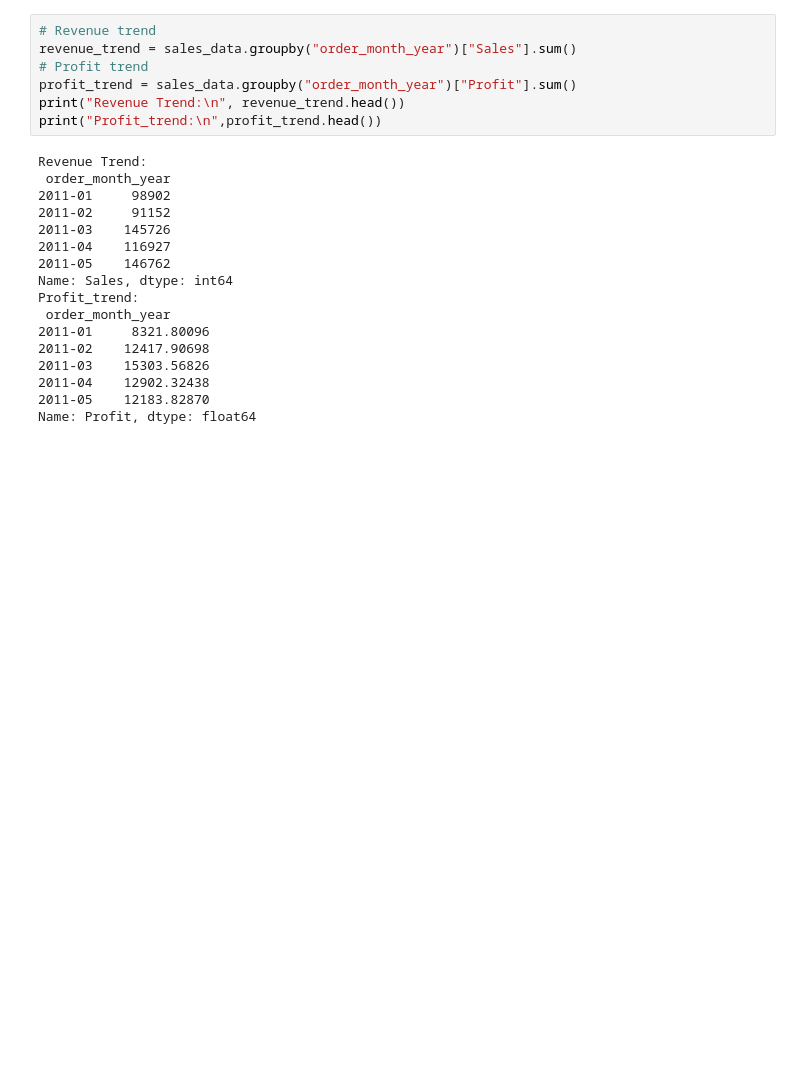
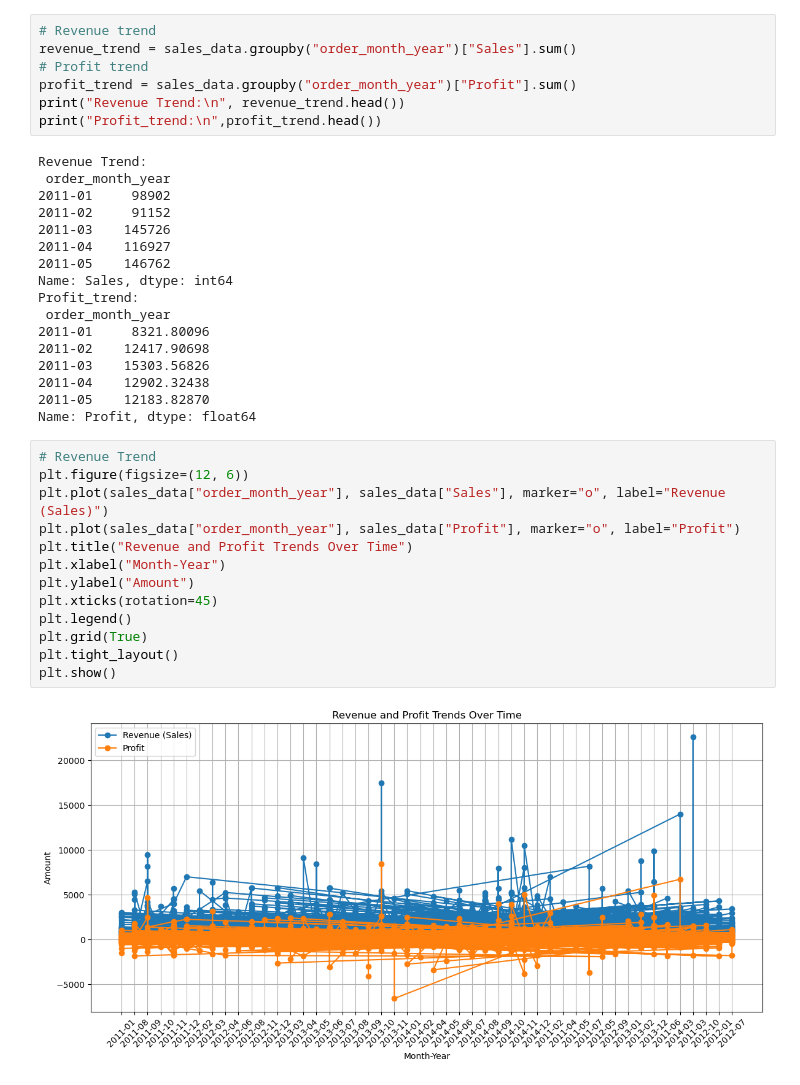
Before and after one commit to EstifanosTeklay/Sales-analysis, a Jupyter notebook: notebooks/sales_analysis.ipynb, the cells around one changed output. Drawn from its saved outputs; the diff is of its cells as text; blank space fills up the shorter version.

Commit message:
Trend analysis graph

```diff
--- a/notebooks/sales_analysis.ipynb
+++ b/notebooks/sales_analysis.ipynb
@@ -232,3 +233,18 @@ Profit_trend:
 2011-04    12902.32438
 2011-05    12183.82870
 Name: Profit, dtype: float64
+# %%
+# Revenue Trend
+plt.figure(figsize=(12, 6))
+plt.plot(sales_data["order_month_year"], sales_data["Sales"], marker="o", label="Revenue (Sales)")
+plt.plot(sales_data["order_month_year"], sales_data["Profit"], marker="o", label="Profit")
+plt.title("Revenue and Profit Trends Over Time")
+plt.xlabel("Month-Year")
+plt.ylabel("Amount")
+plt.xticks(rotation=45)
+plt.legend()
+plt.grid(True)
+plt.tight_layout()
+plt.show()
+# %% [output]
+[figure, added]
```
Also changed, not shown: parts of 1 cell of this notebook.
